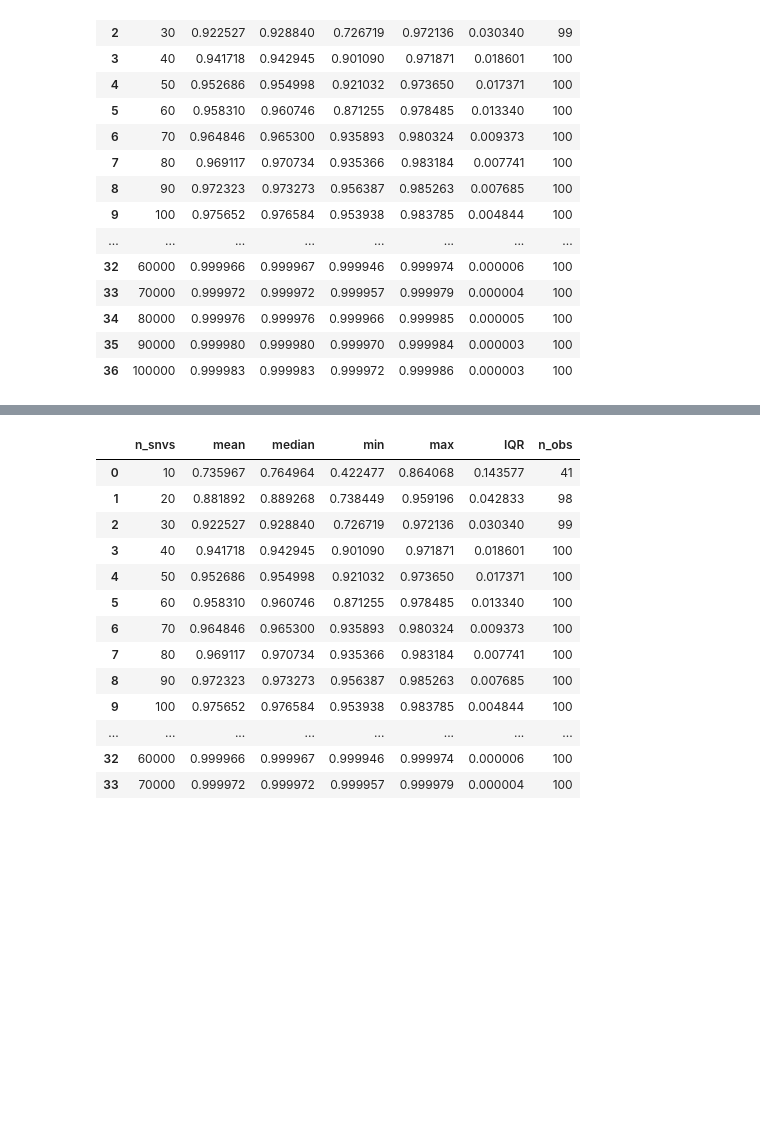
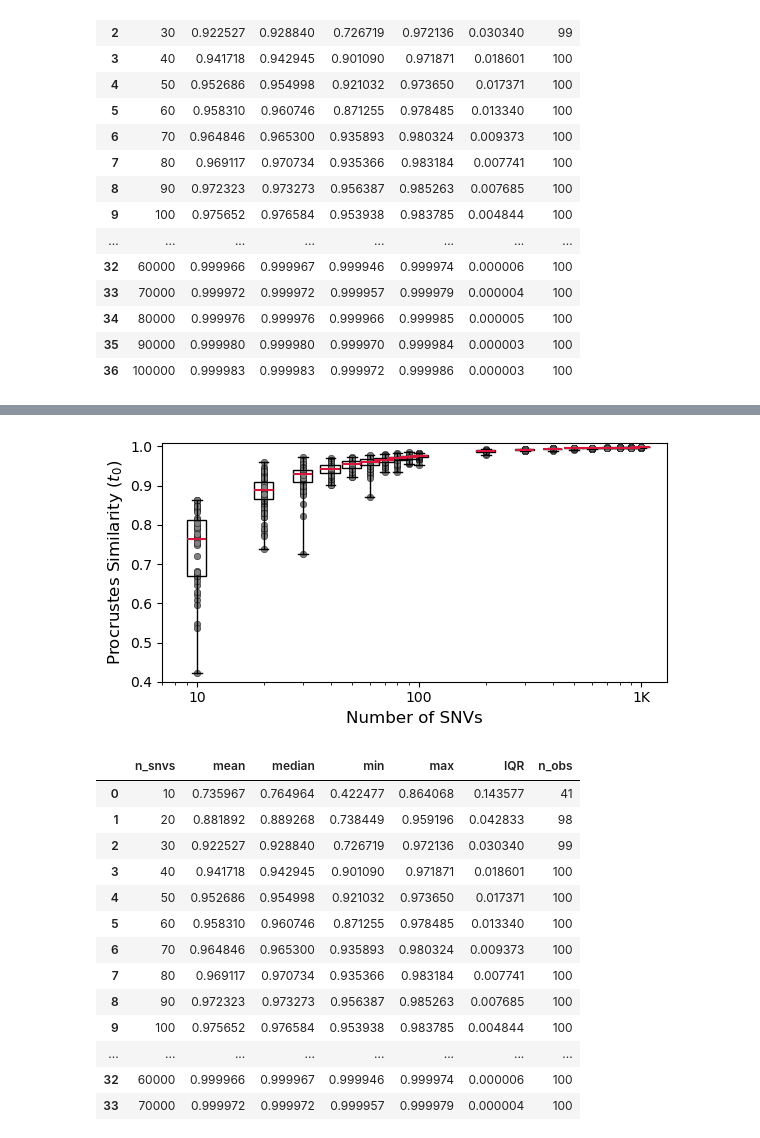
Before and after one commit to nealplatt/schisto_aim_panel, a Jupyter notebook: code/aim_panel_development.ipynb, the cells around one changed output, grey strips where cells are left out. Cells and saved outputs as stored; diff of their text form; code cells hidden in the pictures; blank space fills up the shorter version.

```diff
--- a/code/aim_panel_development.ipynb
+++ b/code/aim_panel_development.ipynb
@@ -658,3 +615,56 @@ plt.show()
+# %%
+import matplotlib.pyplot as plt
+import numpy as np
+
+# Filter data
+data = procrustes_df.loc[procrustes_df["n_snvs"] >= 10]
+snv_values = sorted(data["n_snvs"].unique())
+
+# Grouped data per SNV count
+box_data = [data.loc[data["n_snvs"] == n, "t0_similarity"] for n in snv_values]
+
+# Plot setup
+cm_to_inch = 0.393701
+plt.figure(figsize=(15 * cm_to_inch, 8 * cm_to_inch))
+
+# Boxplot (with no fill)
+plt.boxplot(
+    box_data,
+    positions=snv_values,
+    patch_artist=True,
+    widths=[n * 0.2 for n in snv_values],
+    boxprops=dict(facecolor='none', color='black', zorder=3),
+    flierprops=dict(marker='o', markerfacecolor='grey', markeredgecolor='black', markersize=4, linestyle='none'),
+    medianprops=dict(color='crimson', linewidth=1.5, zorder=4),
+    whiskerprops=dict(color='black'),
+    capprops=dict(color='black'),
+    showfliers=False,
+    whis=[0,100]
+)
+
+# Overlay jittered points
+for i, (n, y_vals) in enumerate(zip(snv_values, box_data)):
+    x_vals = np.random.normal(loc=n, scale=n * 0.02, size=len(y_vals))  # jitter on linear x-axis
+    x_vals = [n]*len(y_vals)
+    plt.scatter(x_vals, y_vals, color='grey', alpha=1, s=22,
+                edgecolor='black', linewidth=0.3, zorder=1)
+
+# Log scale and labels
+plt.xscale('log')
+plt.xticks([10, 100, 1000, 10000, 100000], ["10", "100", "1K", "10K", "100K"])
+plt.xlabel("Number of SNVs", fontsize=12)
+plt.ylabel(r"Procrustes Similarity ($t_0$)", fontsize=12)
+plt.ylim(0.4, 1.01)
+plt.xlim(7, 1300)
+plt.tight_layout()
+
+# Save and show
+plt.savefig("fig1-t0.procrustes.boxplot.alldatapoints.png", dpi=600, bbox_inches="tight", facecolor="white")
+plt.savefig("fig1-t0.procrustes.boxplot.alldatapoints.svg", facecolor="white")
+data.to_csv("fig1-t0.procrustes.boxplot.alldatapoints.source_data.csv", sep=",", header=True, index=False)
+plt.show()
+# %% [output]
+[figure, added]
 # %%
 summary = procrustes_df.groupby("n_snvs")["t0_similarity"].agg(
     mean="mean",
```
Also changed, not shown: parts of 36 cells of this notebook.
